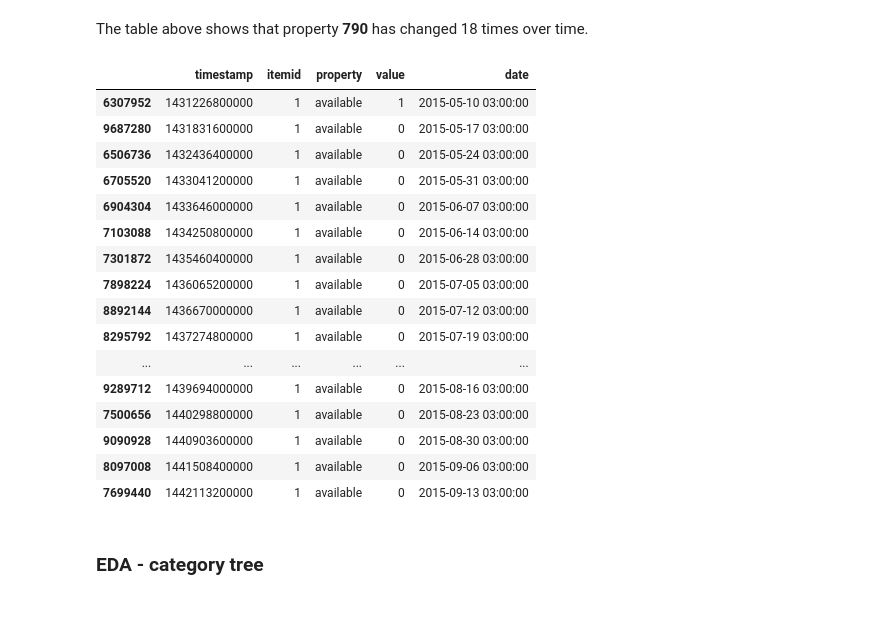
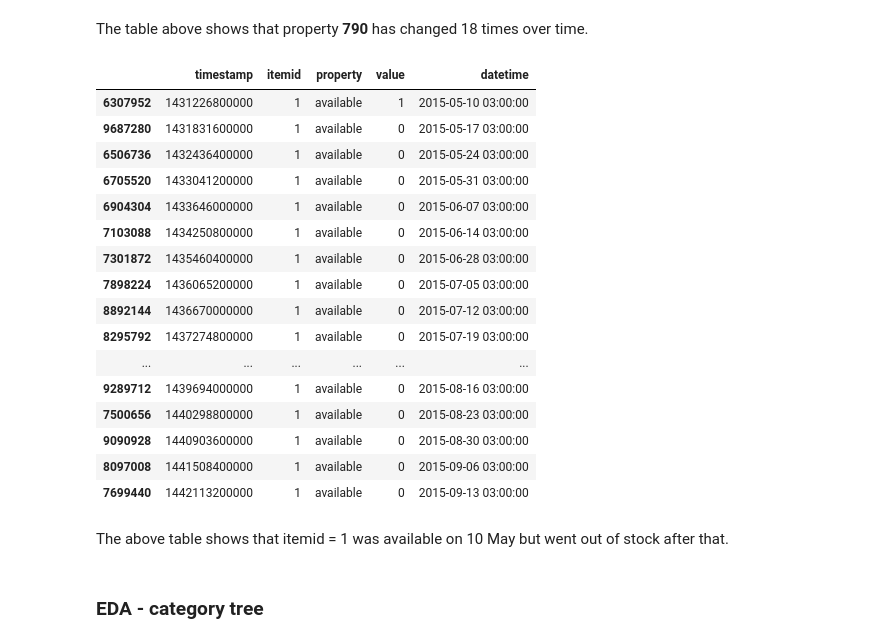
Before and after one commit to SamarthGupta93/RetailRocket, a Jupyter notebook: eda.ipynb, the cells around one changed output. Saved outputs shown, nothing was run; the diff lists cells and outputs as text; code cells hidden in the pictures; blank space fills up the shorter version.

Commit message:
Added Item properties EDA

```diff
--- a/eda.ipynb
+++ b/eda.ipynb
@@ -12,7 +12,7 @@ python_version()
 
 This notebook is created to explore and understand the events and items datasets, what columns they contain and what do they tell us.
 # %%
-datapath = '../datasets/user-items-recsys/'
+datapath = '../../datasets/user-items-recsys/'
 category_tree = 'category_tree.csv'
 events = 'events.csv'
 item_props_1 = 'item_properties_part1.csv'
@@ -158,7 +158,9 @@ df_items1.columns
 Index(['timestamp', 'itemid', 'property', 'value'], dtype='object')
 # %%
 ## Convert timestamp to date
-df_items1['date'] = pd.to_datetime(df_items1['timestamp'],unit='ms')
+df_items1['datetime'] = pd.to_datetime(df_items1['timestamp'],unit='ms')
+## Convert timestamp to date
+df_items2['datetime'] = pd.to_datetime(df_items1['timestamp'],unit='ms')
 # %%
 df_items1.info()
 # %% [output]
@@ -234,9 +236,10 @@ Name: property, dtype: int64
 # %% [markdown]
 The table above shows that property **790** has changed 18 times over time.
 # %%
-item.query("property=='available'").sort_values(by="date")
+# Analyzing the property "available" over time
+item.query("property=='available'").sort_values(by="datetime")
 # %% [output]
-|  | timestamp | itemid | property | value | date |
+|  | timestamp | itemid | property | value | datetime |
 | 6307952 | 1431226800000 | 1 | available | 1 | 2015-05-10 03:00:00 |
 | 9687280 | 1431831600000 | 1 | available | 0 | 2015-05-17 03:00:00 |
 | 6506736 | 1432436400000 | 1 | available | 0 | 2015-05-24 03:00:00 |
@@ -253,6 +256,8 @@ item.query("property=='available'").sort_values(by="date")
 | 9090928 | 1440903600000 | 1 | available | 0 | 2015-08-30 03:00:00 |
 | 8097008 | 1441508400000 | 1 | available | 0 | 2015-09-06 03:00:00 |
 | 7699440 | 1442113200000 | 1 | available | 0 | 2015-09-13 03:00:00 |
+# %% [markdown]
+The above table shows that itemid = 1 was available on 10 May but went out of stock after that.
 # %% [markdown]
 ### EDA - category tree
 # %% [markdown]
```
Also changed, not shown: parts of 14 cells of this notebook.
